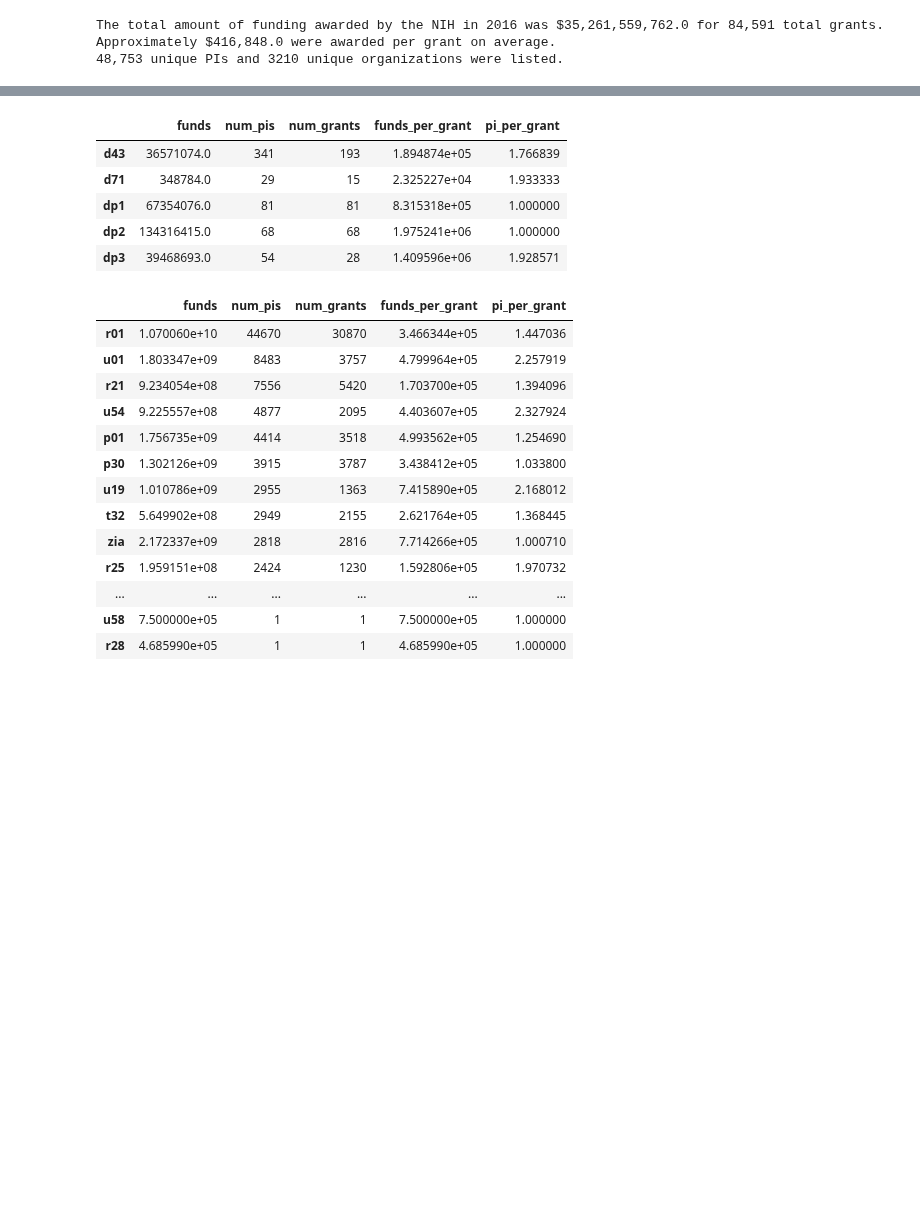
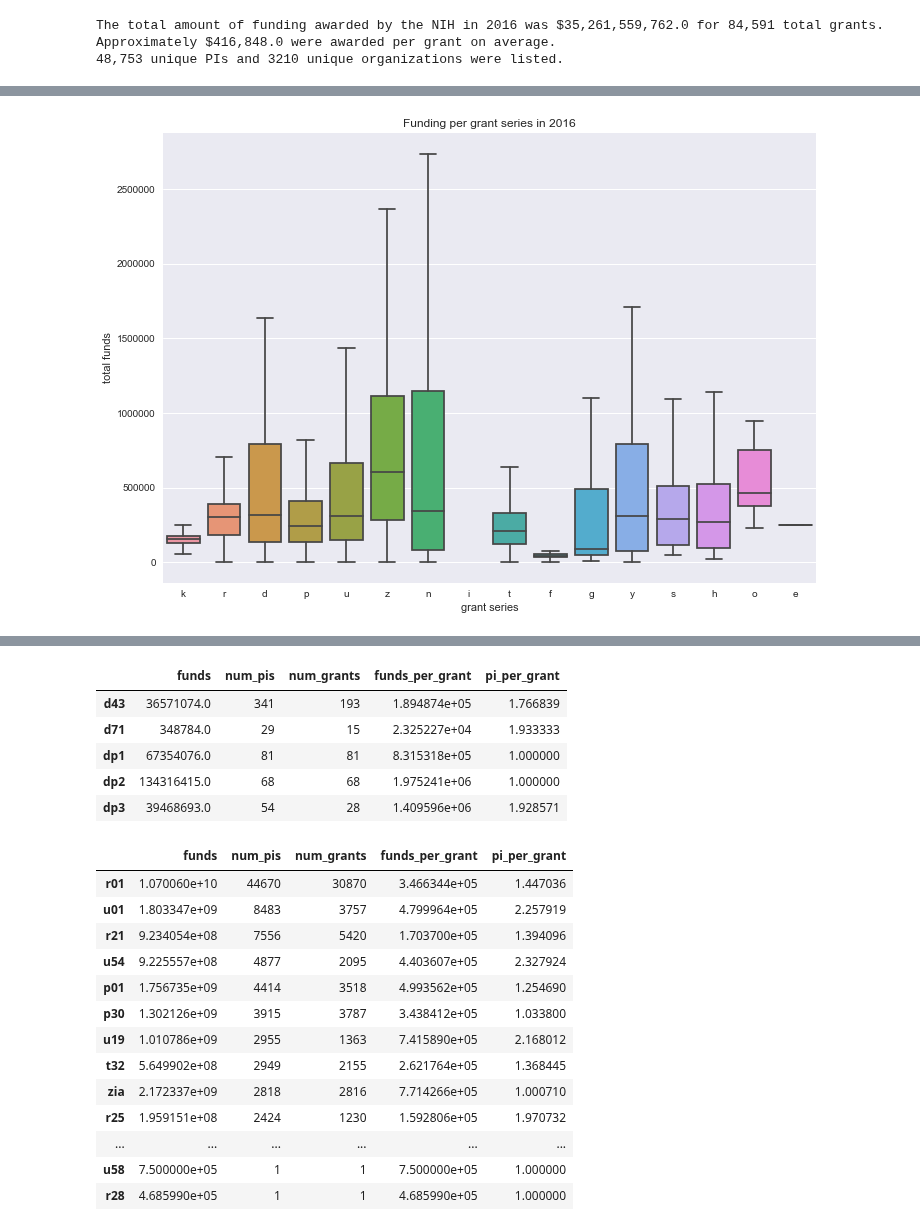
Before and after one commit to yuwie10/nih-awards, a Jupyter notebook: grants_EDA.ipynb, the cells around one changed output, grey strips where cells are left out. Drawn from its saved outputs; the diff is of its cells as text; code cells hidden in the pictures; blank space fills up the shorter version.

```diff
--- a/grants_EDA.ipynb
+++ b/grants_EDA.ipynb
@@ -97,7 +80,7 @@ def to_string(df, col_list):
         df[col] = df[col].astype(str)
     return df
 
-cols = ['application_id', 'application_type', 'fy', 'support_year', 'pi_ids']
+cols = ['application_id', 'activity', 'application_type', 'fy', 'support_year', 'pi_ids']
 grants_analysis = to_string(grants_analysis, col_list = cols)
 # %%
 print('The total amount of funding awarded by the NIH in 2016 was $' + \
@@ -115,0 +101,8 @@ Approximately $416,848.0 were awarded per grant on average.
+# %%
+series = list(grants_analysis['activity'])
+for i in range(len(series)):
+    series[i] = series[i][0]
+# %%
+pd.set_option('display.max_columns', 50)
+grants_analysis['series'] = series
+grants_analysis.head(2)
@@ -115,0 +136,8 @@ Approximately $416,848.0 were awarded per grant on average.
+# %%
+fig, ax = plt.subplots()
+fig.set_size_inches(11.7, 8.27);
+p = sns.boxplot(x = grants_analysis['series'], y = grants_analysis['funds'], data = grants_analysis,
+           showfliers = False);
+p.set(xlabel = 'grant series', ylabel = 'total funds', title = 'Funding per grant series in 2016');
+# %% [output]
+[figure, added]
```
Also changed, not shown: parts of 18 cells of this notebook, 4 other files.
